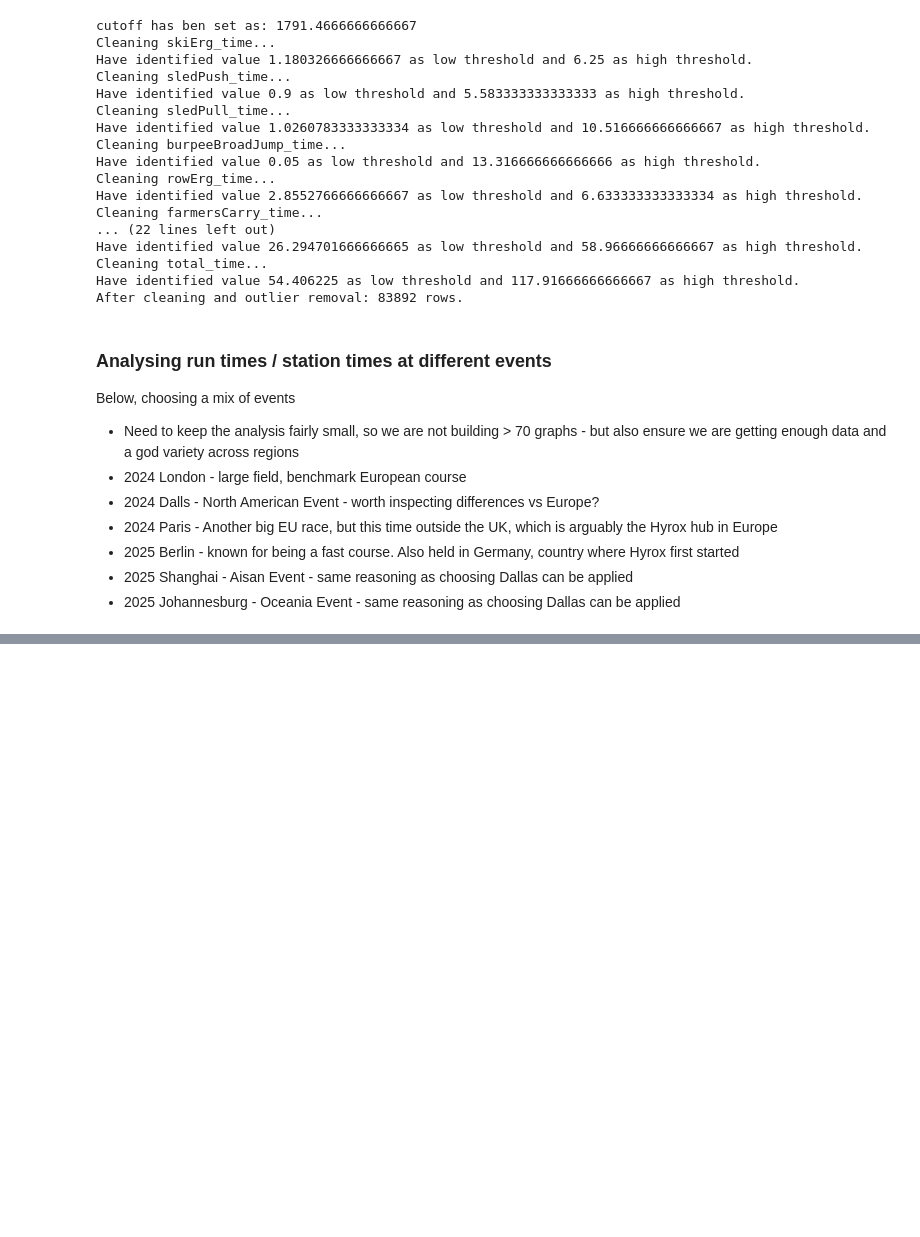
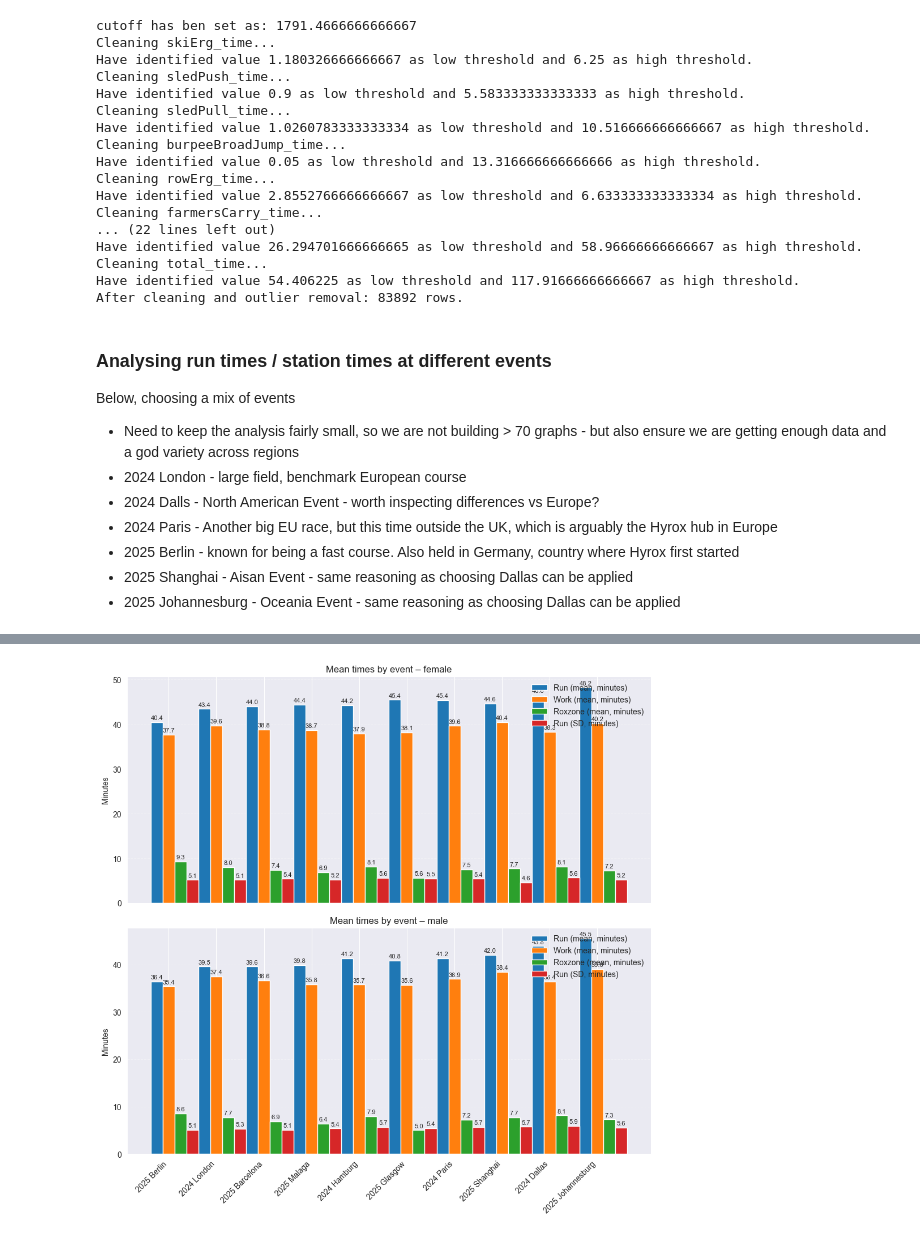
Before and after one commit to vmatei2/pyrox-client, a Jupyter notebook: example_notebooks/impact_of_race_locations.ipynb, the cells around one changed output, grey strips where cells are left out. Drawn from its saved outputs; the diff is of its cells as text; code cells hidden in the pictures; blank space fills up the shorter version.

```diff
--- a/example_notebooks/impact_of_race_locations.ipynb
+++ b/example_notebooks/impact_of_race_locations.ipynb
@@ -249,0 +379,82 @@ print(summary.head())
+# %%
+def plot_event_means(report: pd.DataFrame) -> None:
+    """
+    Visualise run_mean, work_mean, and roxzone_mean by event and gender.
+
+    Parameters
+    ----------
+    report
+        Output of event_gender_stats_report, with at least columns:
+        ['event_name', 'gender', 'run_mean', 'work_mean', 'rozone_mean' or 'roxzone_mean'].
+    """
+    plot_df = report.melt(
+        id_vars=["event_name", "gender"],
+        value_vars=["run_mean", "work_mean", "roxzone_mean", "run_sd"],
+        var_name="metric",
+        value_name="minutes",
+    )
+
+    event_order = (
+        report.groupby("event_name")["run_mean"]
+        .mean()
+        .sort_values()
+        .index.tolist()
+    )
+    plot_df["event_name"] = pd.Categorical(plot_df["event_name"], categories=event_order, ordered=True)
+
+    genders = sorted(plot_df["gender"].unique())
+    n_g = len(genders)
+
+    fig, axes = plt.subplots(
+        n_g, 1,
+        figsize=(max(8, len(event_order) * 1), 5 * n_g),
+        sharex=True,
+    )
+
+    if n_g == 1:
+        axes = [axes]
+
+    metrics = ["run_mean", "work_mean", "roxzone_mean", "run_sd"]
+    metric_labels = {
+        "run_mean": "Run (mean, minutes)",
+        "work_mean": "Work (mean, minutes)",
+        "roxzone_mean": "Roxzone (mean, minutes)",
+        "run_sd": "Run (SD, minutes)",
+    }
+
+    x = np.arange(len(event_order))
+    width = 0.25  # width of each bar
+
+    for ax, gender in zip(axes, genders):
+        sub = plot_df[plot_df["gender"] == gender]
+
+        for i, metric in enumerate(metrics):
+            msub = sub[sub["metric"] == metric].sort_values("event_name")
+            bars = ax.bar(
+                x + (i - 1) * width,
+                msub["minutes"].values,
+                width,
+                label=metric_labels[metric],
+            )
+
+            ax.bar_label(
+                bars,
+                fmt="%.1f",
+                padding=2,      # distance above bar in points
+                fontsize=8,
+            )
+
+        ax.set_title(f"Mean times by event – {gender}")
+        ax.set_ylabel("Minutes")
+        ax.legend(loc='upper right', frameon=False)
+        ax.grid(axis="y", linestyle="--", alpha=0.3)
+
+    axes[-1].set_xticks(x)
+    axes[-1].set_xticklabels(event_order, rotation=45, ha="right")
+
+    fig.tight_layout()
+    plt.show()
+
+plot_event_means(report)
+# %% [output]
+[figure, added]
```
Also changed, not shown: parts of 7 cells of this notebook, 2 other files.
